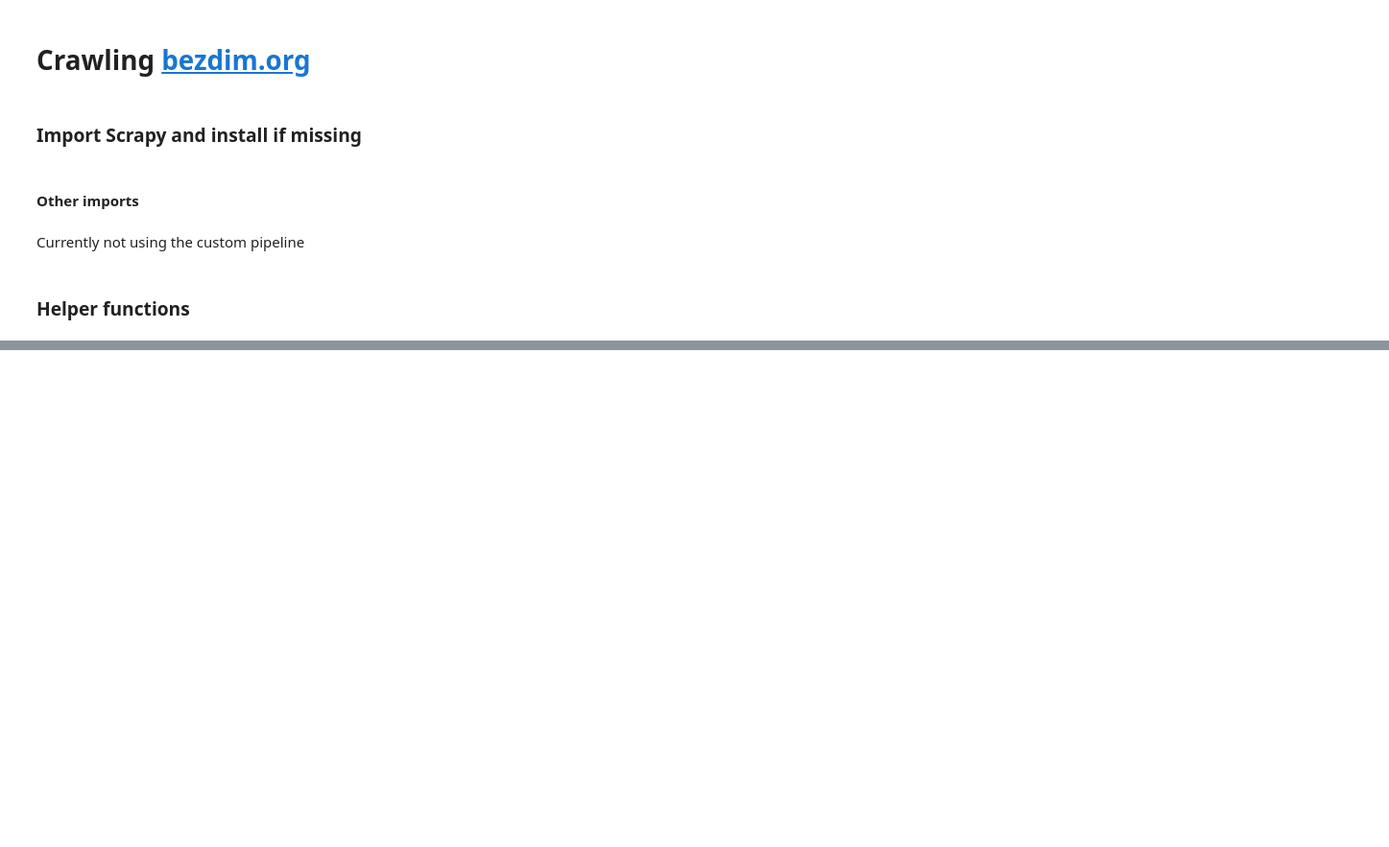
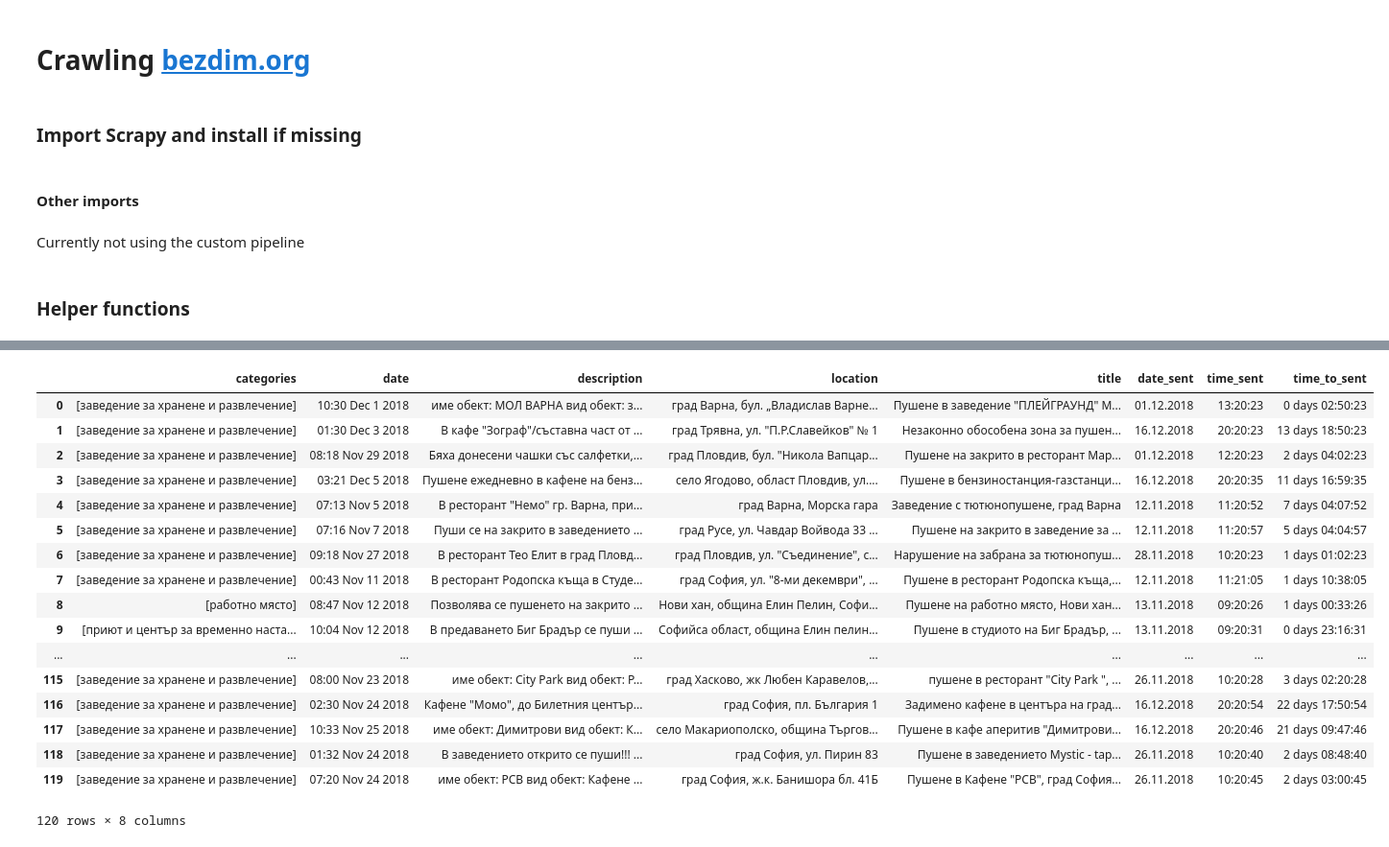
Before and after one commit to ViktorMarinov/no-smoke-search, a Jupyter notebook: crawler/Crawling bezdim.org.ipynb, the cells around one changed output, grey strips where cells are left out. Shown at 96% size. Drawn from its saved outputs; the diff is of its cells as text; code cells hidden in the pictures; blank space fills up the shorter version.

Commit message:
Functions to calculate the time between report being filed and sent.

```diff
--- a/crawler/Crawling bezdim.org.ipynb
+++ b/crawler/Crawling bezdim.org.ipynb
@@ -159,0 +194,50 @@ a
+# %%
+reg = re.compile('(?P<date>\d{2}\.\d{2}\.\d{4})(\D+)(?P<time>\d{2}\:\d{2}\:\d{2})')
+
+def extract_datetime(text):
+    m = reg.search(text)
+    if m is None:
+        return ('N/A Date', 'N/A Time')
+
+    return m.group('date'), m.group('time')
+# %%
+def filed_to_sent_time(datetime_filed, date_sent, time_sent):
+    try:
+        df = pd.to_datetime(datetime_filed,
+                            infer_datetime_format=True,
+                            format='%H:%M %b %d %Y')
+        ds = pd.to_datetime(' '.join([date_sent, time_sent]),
+                            infer_datetime_format=True,
+                            format='%d.%m.%Y %H:%M:%S')
+        return (ds - df)
+    except ValueError:
+        return 'N/A dates parsed'
+    except TypeError:
+        return 'N/A date margin'
+# %%
+df_sample['date_sent'] = df_sample['description'].apply(lambda x: extract_datetime(x)[0])
+df_sample['time_sent'] = df_sample['description'].apply(lambda x: extract_datetime(x)[1])
+# %%
+df_sample['time_to_sent'] = df_sample[['date', 'date_sent', 'time_sent']].apply(
+    lambda row: filed_to_sent_time(row[0], row[1], row[2]), axis=1)
+# %%
+df_sample
+# %% [output]
+|  | categories | date | description | location | title | date_sent | time_sent | time_to_sent |
+| 0 | [заведение за хранене и развлечение] | 10:30 Dec 1 2018 | име обект: МОЛ ВАРНА вид обект: з... | град Варна, бул. „Владислав Варне... | Пушене в заведение "ПЛЕЙГРАУНД" М... | 01.12.2018 | 13:20:23 | 0 days 02:50:23 |
+| 1 | [заведение за хранене и развлечение] | 01:30 Dec 3 2018 | В кафе "Зограф"/съставна част от ... | град Трявна, ул. "П.Р.Славейков" № 1 | Незаконно обособена зона за пушен... | 16.12.2018 | 20:20:23 | 13 days 18:50:23 |
+| 2 | [заведение за хранене и развлечение] | 08:18 Nov 29 2018 | Бяха донесени чашки със салфетки,... | град Пловдив, бул. "Никола Вапцар... | Пушене на закрито в ресторант Мар... | 01.12.2018 | 12:20:23 | 2 days 04:02:23 |
+| 3 | [заведение за хранене и развлечение] | 03:21 Dec 5 2018 | Пушене ежедневно в кафене на бенз... | село Ягодово, област Пловдив, ул.... | Пушене в бензиностанция-газстанци... | 16.12.2018 | 20:20:35 | 11 days 16:59:35 |
+| 4 | [заведение за хранене и развлечение] | 07:13 Nov 5 2018 | В ресторант "Немо" гр. Варна, при... | град Варна, Морска гара | Заведение с тютюнопушене, град Варна | 12.11.2018 | 11:20:52 | 7 days 04:07:52 |
+| 5 | [заведение за хранене и развлечение] | 07:16 Nov 7 2018 | Пуши се на закрито в заведението ... | град Русе, ул. Чавдар Войвода 33 ... | Пушене на закрито в заведение за ... | 12.11.2018 | 11:20:57 | 5 days 04:04:57 |
+| 6 | [заведение за хранене и развлечение] | 09:18 Nov 27 2018 | В ресторант Тео Елит в град Пловд... | град Пловдив, ул. "Съединение", с... | Нарушение на забрана за тютюнопуш... | 28.11.2018 | 10:20:23 | 1 days 01:02:23 |
+| 7 | [заведение за хранене и развлечение] | 00:43 Nov 11 2018 | В ресторант Родопска къща в Студе... | град София, ул. "8-ми декември", ... | Пушене в ресторант Родопска къща,... | 12.11.2018 | 11:21:05 | 1 days 10:38:05 |
+| 8 | [работно място] | 08:47 Nov 12 2018 | Позволява се пушенето на закрито ... | Нови хан, община Елин Пелин, Софи... | Пушене на работно място, Нови хан... | 13.11.2018 | 09:20:26 | 1 days 00:33:26 |
+| 9 | [приют и център за временно наста... | 10:04 Nov 12 2018 | В предаването Биг Брадър се пуши ... | Софийса област, община Елин пелин... | Пушене в студиото на Биг Брадър, ... | 13.11.2018 | 09:20:31 | 0 days 23:16:31 |
+| ... | ... | ... | ... | ... | ... | ... | ... | ... |
+| 115 | [заведение за хранене и развлечение] | 08:00 Nov 23 2018 | име обект: City Park вид обект: Р... | град Хасково, жк Любен Каравелов,... | пушене в ресторант "City Park ", ... | 26.11.2018 | 10:20:28 | 3 days 02:20:28 |
+| 116 | [заведение за хранене и развлечение] | 02:30 Nov 24 2018 | Кафене "Момо", до Билетния център... | град София, пл. България 1 | Задимено кафене в центъра на град... | 16.12.2018 | 20:20:54 | 22 days 17:50:54 |
+| 117 | [заведение за хранене и развлечение] | 10:33 Nov 25 2018 | име обект: Димитрови вид обект: К... | село Макариополско, община Търгов... | Пушене в кафе аперитив "Димитрови... | 16.12.2018 | 20:20:46 | 21 days 09:47:46 |
+| 118 | [заведение за хранене и развлечение] | 01:32 Nov 24 2018 | В заведението открито се пуши!!! ... | град София, ул. Пирин 83 | Пушене в заведението Mystic - tap... | 26.11.2018 | 10:20:40 | 2 days 08:48:40 |
+| 119 | [заведение за хранене и развлечение] | 07:20 Nov 24 2018 | име обект: РСВ вид обект: Кафене ... | град София, ж.к. Банишора бл. 41Б | Пушене в Кафене "РСВ", град София... | 26.11.2018 | 10:20:45 | 2 days 03:00:45 |
+120 rows × 8 columns
```
Also changed, not shown: parts of 8 cells of this notebook.
